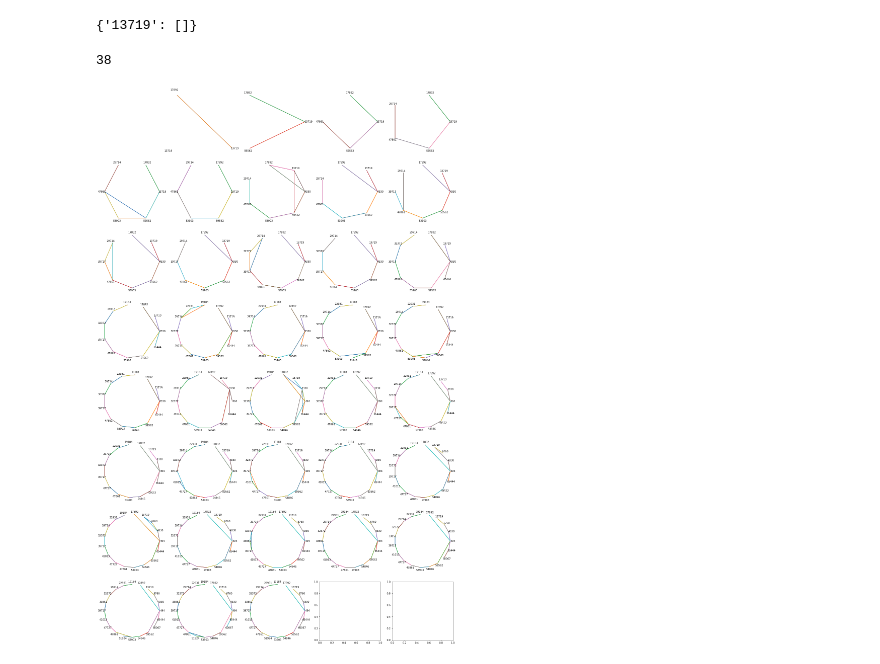
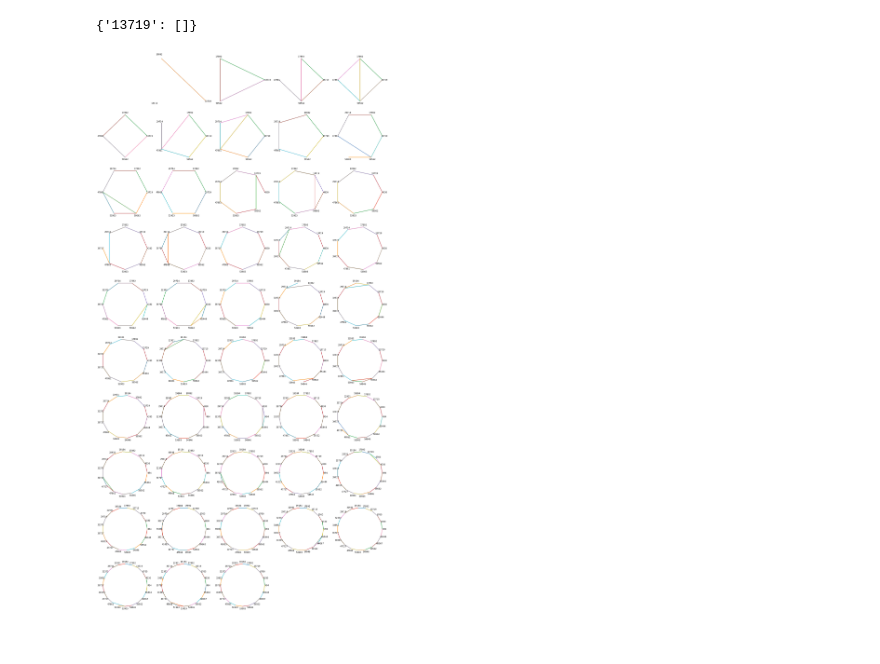
Before and after one commit to mzydiao/chordata, a Jupyter notebook: visualize_chord.ipynb, the cells around one changed output. Drawn from its saved outputs; the diff is of its cells as text; code cells hidden in the pictures.

Commit message:
CHORD: Fix issue with bad chord graph init

```diff
--- a/visualize_chord.ipynb
+++ b/visualize_chord.ipynb
@@ -33,12 +33,12 @@ def get_plots(adj, ax):
-# %%
-len(adj)
-# %% [output]
-38
+# %%
+figs_path = os.path.join(os.getcwd(), 'figs')
 # %%
 fig, ax = plt.subplots(int(np.ceil(len(adj)/5)), 5, figsize=(25,len(adj) + 5 - (len(adj) % 5)))
 for a, axi in zip(adj, ax.flatten()):
     get_plots(a, axi)
+for axi in ax.flatten():
     axi.axis('off')
+plt.savefig(os.path.join(figs_path, 'chord-ring.png'))
 plt.show()
 # %% [output]
-[figure, old version]
+[figure, new version]
```
Also changed, not shown: parts of 3 cells of this notebook, 2 other files.
